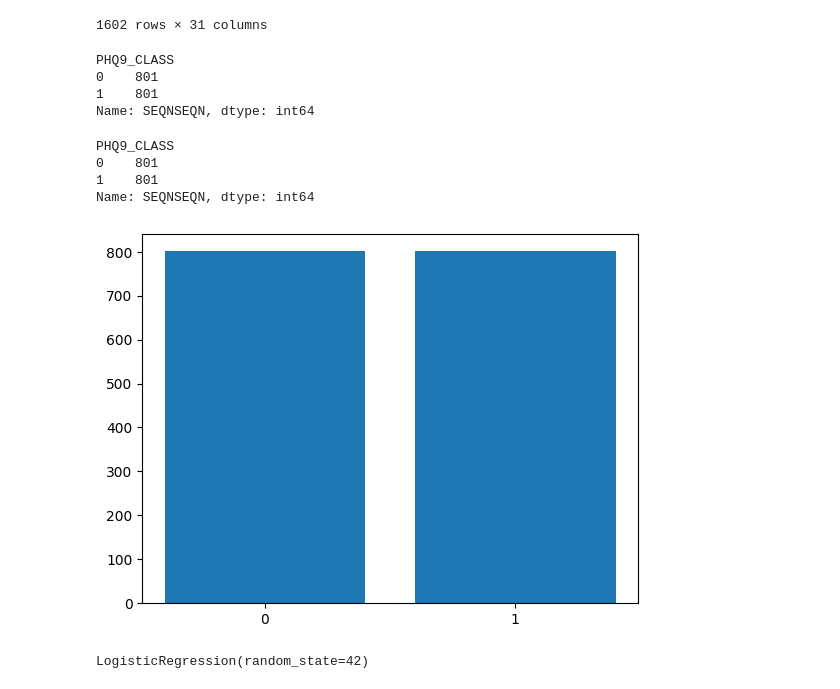
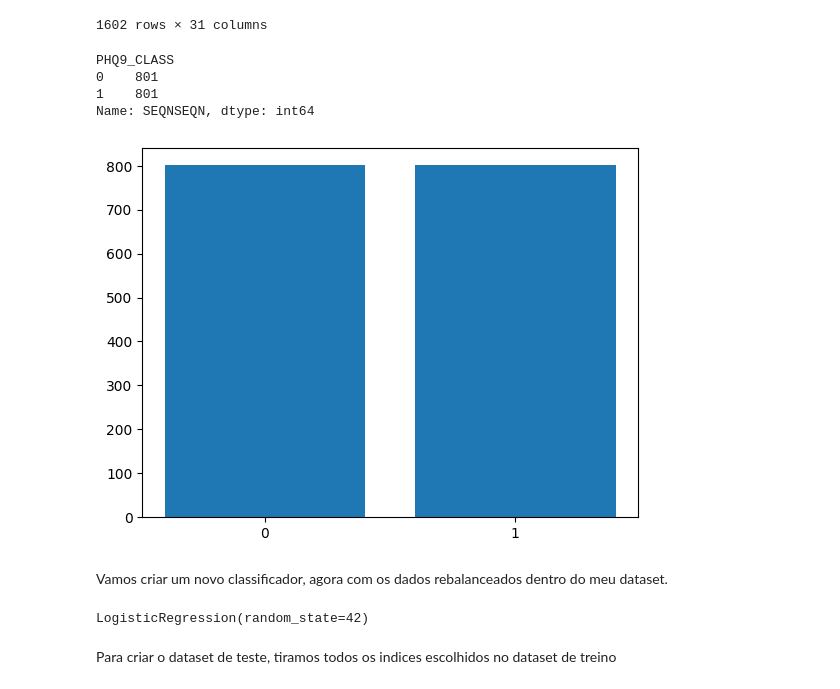
Before and after one commit to LuizAlbino/nhnes-data-project, a Jupyter notebook: logistic-regression.ipynb, the cells around one changed output. Cells and saved outputs as stored; diff of their text form; code cells hidden in the pictures.

Commit message:
Ajuste dos modelos de regressão logística, random forest e GLM

```diff
--- a/logistic-regression.ipynb
+++ b/logistic-regression.ipynb
@@ -355,23 +331,16 @@ Menor classe: 1 com 801 registros
 1602 rows × 31 columns
 # %%
 categorias = dataset_rebalanceado.groupby('PHQ9_CLASS')['SEQNSEQN'].count()
-
-
-categorias.iloc[:,0]
+plt.bar(['0','1'],categorias.iloc[:,0]) #Muito desbalanceado!
+print(categorias.iloc[:,0])
 # %% [output]
 PHQ9_CLASS
 0    801
 1    801
 Name: SEQNSEQN, dtype: int64
+[figure, added]
-# %%
-plt.bar(['0','1'],categorias.iloc[:,0]) #Muito desbalanceado!
-print(categorias.iloc[:,0])
-# %% [output]
-PHQ9_CLASS
-0    801
-1    801
-Name: SEQNSEQN, dtype: int64
-[figure, removed]
+# %% [markdown]
+Vamos criar um novo classificador, agora com os dados rebalanceados dentro do meu dataset.
 # %%
 x_treino_rebalanceado = dataset_rebalanceado[['RIAGENDR_1', 'RIAGENDR_2','RIDRETH1_1', 'RIDRETH1_2', 'RIDRETH1_3', 'RIDRETH1_4', 'RIDRETH1_5',
        'DMDEDUC_1', 'DMDEDUC_2', 'DMDEDUC_3', 'DMDEDUC_4', 'DMDEDUC_5',
@@ -381,10 +350,13 @@ x_treino_rebalanceado = dataset_rebalanceado[['RIAGENDR_1', 'RIAGENDR_2','RIDRET
        'INDFMINC_12.0', 'INDFMINC_13.0', 'INDFMINC_77.0', 'INDFMINC_99.0']]
 
 y_treino_rebalanceado = dataset_rebalanceado[['PHQ9_CLASS']]
-classifier_rebalanceado = LogisticRegression(random_state=42)
-
-classifier_rebalanceado.fit(x_treino_rebalanceado, y_treino_rebalanceado)
-# %% [output]
-LogisticRegression(random_state=42)
+# %%
+classifier_rebalanceado = LogisticRegression(random_state=42)
+
+classifier_rebalanceado.fit(x_treino_rebalanceado, y_treino_rebalanceado)
+# %% [output]
+LogisticRegression(random_state=42)
+# %% [markdown]
+Para criar o dataset de teste, tiramos todos os indices escolhidos no dataset de treino
 # %%
 teste = base.loc[~base.index.isin(dataset_rebalanceado.index)]
```
Also changed, not shown: parts of 31 cells of this notebook.
